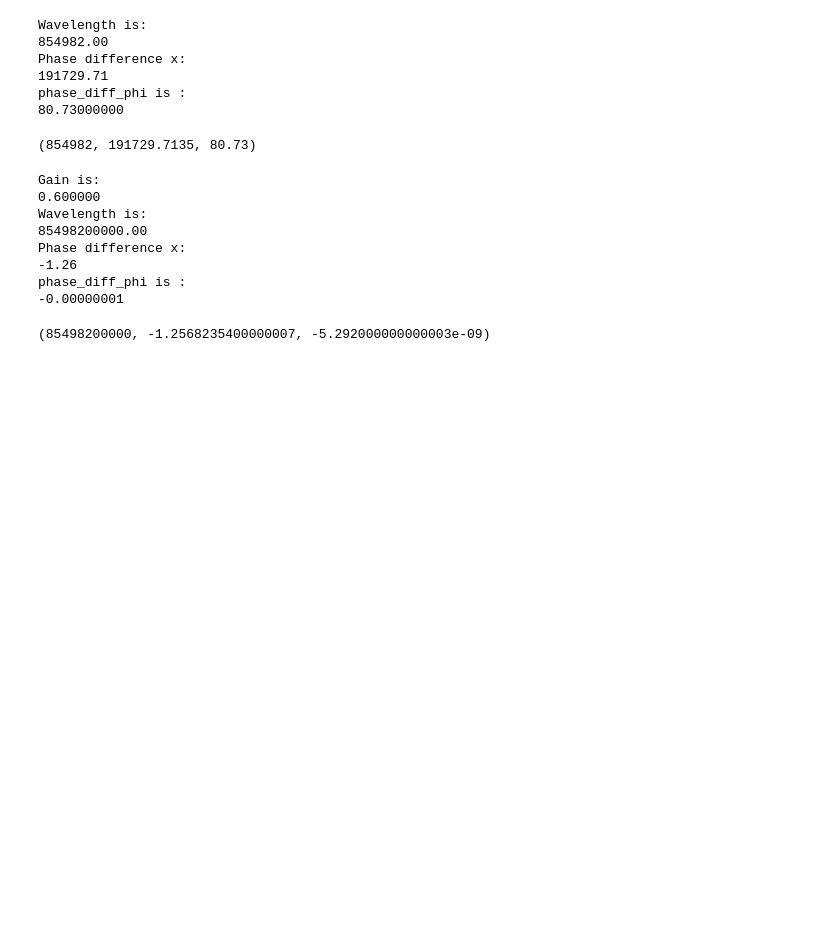
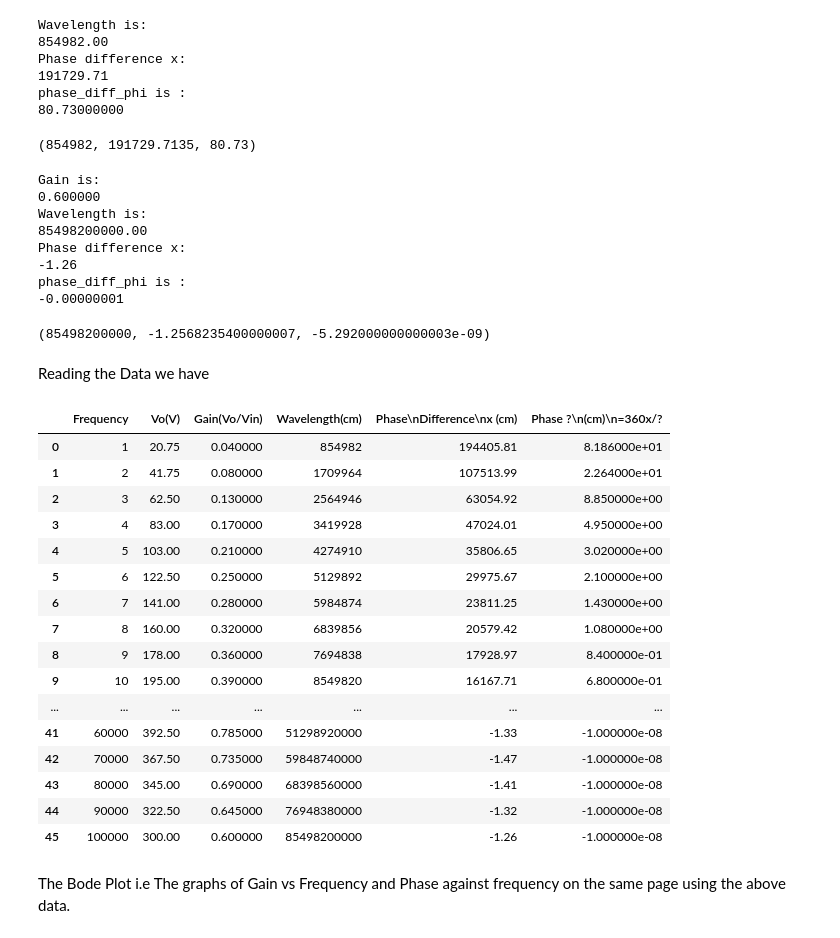
Before and after one commit to JKariithi/Proteus-simulation, a Jupyter notebook: algoritm.ipynb, the cells around one changed output. Drawn from its saved outputs; the diff is of its cells as text; code cells hidden in the pictures; blank space fills up the shorter version.

Commit message:
Loaded the data and attached image of the graphs.

```diff
--- a/algoritm.ipynb
+++ b/algoritm.ipynb
@@ -111,3 +111,5 @@ Phase difference x:
 phase_diff_phi is :
 -0.00000001
 (85498200000, -1.2568235400000007, -5.292000000000003e-09)
+# %% [markdown]
+Reading the Data we have
@@ -113,0 +118,24 @@ phase_diff_phi is :
+# %%
+data = pd.read_csv("proteus-simulation.csv")
+# %%
+data
+# %% [output]
+|  | Frequency | Vo(V) | Gain(Vo/Vin) | Wavelength(cm) | Phase\nDifference\nx (cm) | Phase ?\n(cm)\n=360x/? |
+| 0 | 1 | 20.75 | 0.040000 | 854982 | 194405.81 | 8.186000e+01 |
+| 1 | 2 | 41.75 | 0.080000 | 1709964 | 107513.99 | 2.264000e+01 |
+| 2 | 3 | 62.50 | 0.130000 | 2564946 | 63054.92 | 8.850000e+00 |
+| 3 | 4 | 83.00 | 0.170000 | 3419928 | 47024.01 | 4.950000e+00 |
+| 4 | 5 | 103.00 | 0.210000 | 4274910 | 35806.65 | 3.020000e+00 |
+| 5 | 6 | 122.50 | 0.250000 | 5129892 | 29975.67 | 2.100000e+00 |
+| 6 | 7 | 141.00 | 0.280000 | 5984874 | 23811.25 | 1.430000e+00 |
+| 7 | 8 | 160.00 | 0.320000 | 6839856 | 20579.42 | 1.080000e+00 |
+| 8 | 9 | 178.00 | 0.360000 | 7694838 | 17928.97 | 8.400000e-01 |
+| 9 | 10 | 195.00 | 0.390000 | 8549820 | 16167.71 | 6.800000e-01 |
+| ... | ... | ... | ... | ... | ... | ... |
+| 41 | 60000 | 392.50 | 0.785000 | 51298920000 | -1.33 | -1.000000e-08 |
+| 42 | 70000 | 367.50 | 0.735000 | 59848740000 | -1.47 | -1.000000e-08 |
+| 43 | 80000 | 345.00 | 0.690000 | 68398560000 | -1.41 | -1.000000e-08 |
+| 44 | 90000 | 322.50 | 0.645000 | 76948380000 | -1.32 | -1.000000e-08 |
+| 45 | 100000 | 300.00 | 0.600000 | 85498200000 | -1.26 | -1.000000e-08 |
+# %% [markdown]
+The Bode Plot i.e The graphs of Gain vs Frequency and Phase against frequency on the same page using the above data.
```
Also changed, not shown: parts of 2 cells of this notebook.
